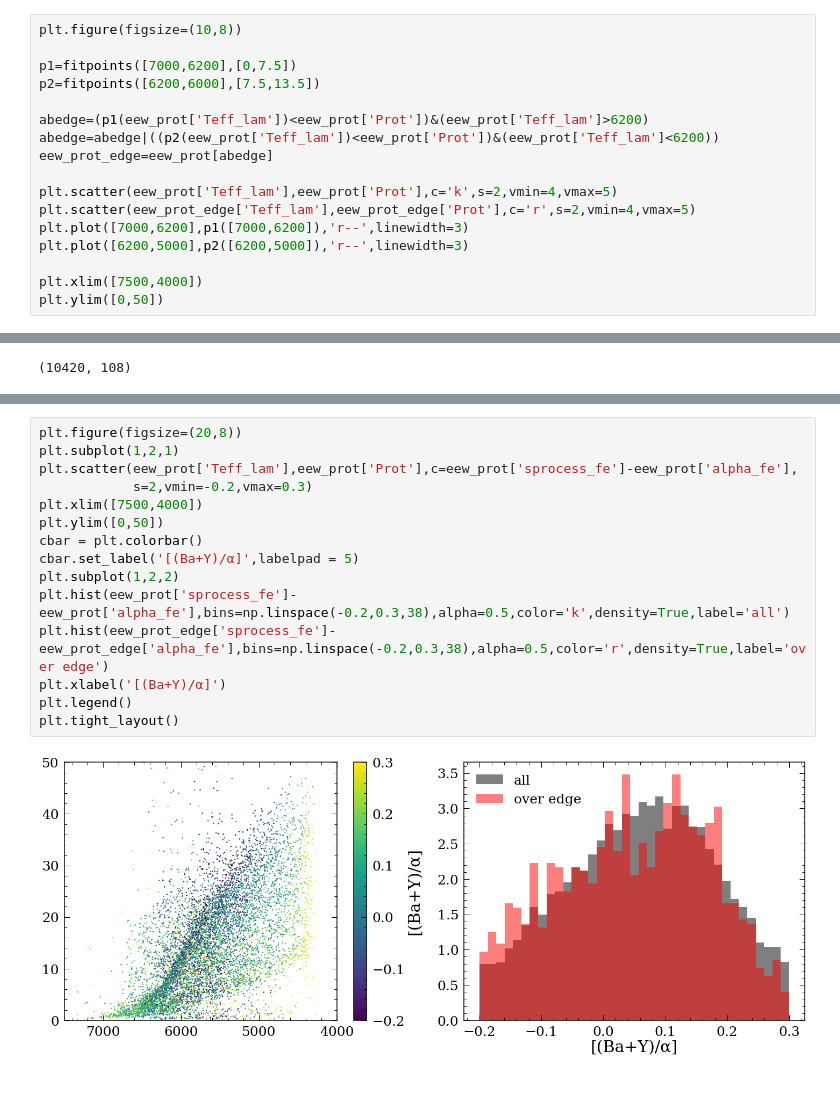
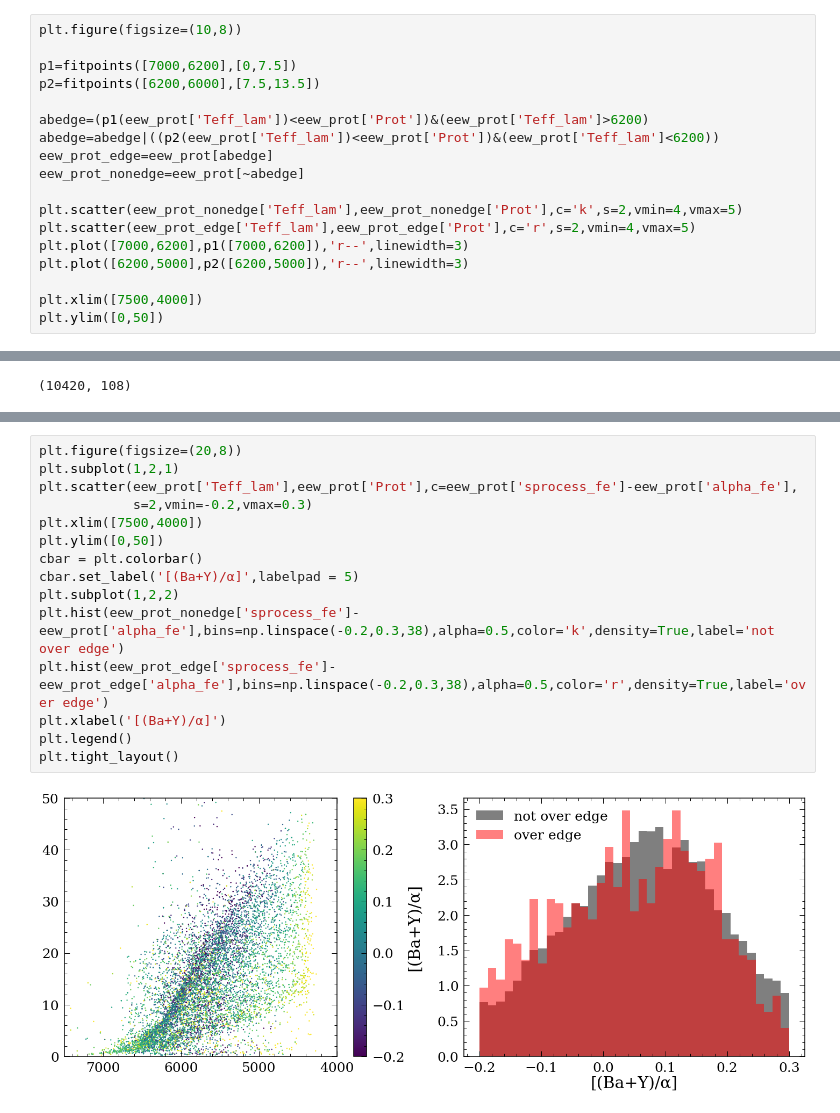
Before and after one commit to lyx12311/Ageinvest, a Jupyter notebook: Rotation.ipynb, the cells around one changed output, grey strips where cells are left out. Saved outputs shown, nothing was run; the diff lists cells and outputs as text.

```diff
--- a/Rotation.ipynb
+++ b/Rotation.ipynb
@@ -100,8 +100,9 @@ p2=fitpoints([6200,6000],[7.5,13.5])
 abedge=(p1(eew_prot['Teff_lam'])<eew_prot['Prot'])&(eew_prot['Teff_lam']>6200)
 abedge=abedge|((p2(eew_prot['Teff_lam'])<eew_prot['Prot'])&(eew_prot['Teff_lam']<6200))
 eew_prot_edge=eew_prot[abedge]
+eew_prot_nonedge=eew_prot[~abedge]
 
-plt.scatter(eew_prot['Teff_lam'],eew_prot['Prot'],c='k',s=2,vmin=4,vmax=5)
+plt.scatter(eew_prot_nonedge['Teff_lam'],eew_prot_nonedge['Prot'],c='k',s=2,vmin=4,vmax=5)
 plt.scatter(eew_prot_edge['Teff_lam'],eew_prot_edge['Prot'],c='r',s=2,vmin=4,vmax=5)
 plt.plot([7000,6200],p1([7000,6200]),'r--',linewidth=3)
 plt.plot([6200,5000],p2([6200,5000]),'r--',linewidth=3)
@@ -256,17 +257,17 @@ plt.legend()
 # %%
 plt.figure(figsize=(20,8))
 plt.subplot(1,2,1)
 plt.scatter(eew_prot['Teff_lam'],eew_prot['Prot'],c=eew_prot['sprocess_fe']-eew_prot['alpha_fe'],
             s=2,vmin=-0.2,vmax=0.3)
 plt.xlim([7500,4000])
 plt.ylim([0,50])
 cbar = plt.colorbar()
 cbar.set_label('[(Ba+Y)/α]',labelpad = 5)
 plt.subplot(1,2,2)
-plt.hist(eew_prot['sprocess_fe']-eew_prot['alpha_fe'],bins=np.linspace(-0.2,0.3,38),alpha=0.5,color='k',density=True,label='all')
+plt.hist(eew_prot_nonedge['sprocess_fe']-eew_prot['alpha_fe'],bins=np.linspace(-0.2,0.3,38),alpha=0.5,color='k',density=True,label='not over edge')
 plt.hist(eew_prot_edge['sprocess_fe']-eew_prot_edge['alpha_fe'],bins=np.linspace(-0.2,0.3,38),alpha=0.5,color='r',density=True,label='over edge')
 plt.xlabel('[(Ba+Y)/α]')
 plt.legend()
 plt.tight_layout()
 # %% [output]
-[figure, old version]
+[figure, new version]
```
Also changed, not shown: parts of 4 cells of this notebook.
